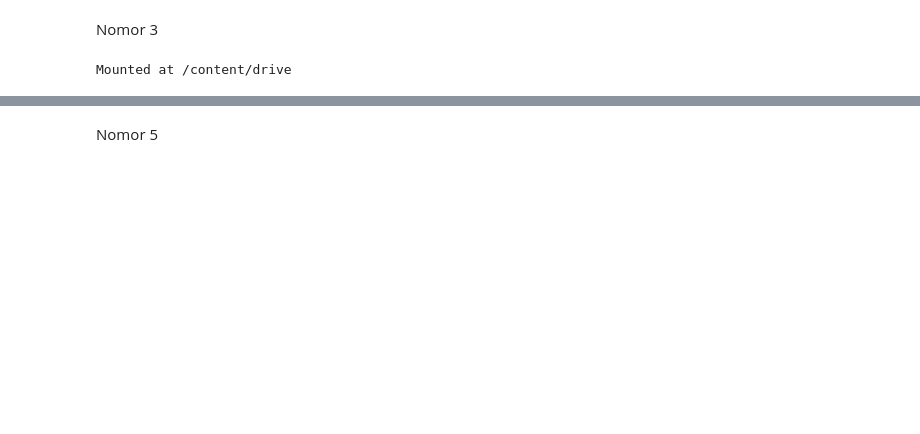
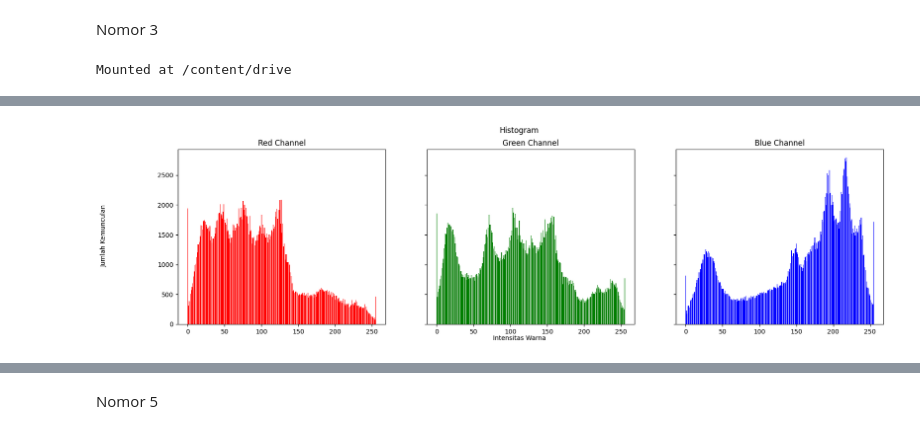
Before and after one commit to finaorivia19/PCVK_Ganjil_2023, a Jupyter notebook: Week6.ipynb, the cells around one changed output, grey strips where cells are left out. Saved outputs shown, nothing was run; the diff lists cells and outputs as text; code cells hidden in the pictures; blank space fills up the shorter version.

```diff
--- a/Week6.ipynb
+++ b/Week6.ipynb
@@ -119,0 +26,38 @@ plt.show()
+# %%
+# Melakukan pengambilan dimensi citra
+height, width, depth = np.shape(image) #mendapatkan tinggi (height), lebar (width), dan kedalaman (depth) citra.
+
+# Inisialisasi array untuk menyimpan jumlah kemunculan intensitas warna
+histogram_red = np.zeros(256)  #inisialisasi 3 array numpy,untuk menyimpan jumlah kemunculan intensitas warna dalam masing-masing saluran warna.
+histogram_green = np.zeros(256)
+histogram_blue = np.zeros(256)
+
+# Melakukan perulangan untuk setiap piksel, kemudian di masukkan kedalam masing-masing histogram
+for h in range(height):
+    for i in range(width):
+        r, g, b = image[h, i]
+        histogram_red[r] += 1
+        histogram_green[g] += 1
+        histogram_blue[b] += 1
+#didalam perulangan diatas mendapatkan nilai intensitas merah (r), hijau (g), dan biru (b) dari piksel yang sedang diproses.
+#meningkatkan jumlah kemunculan intensitas warna yang sesuai dalam masing-masing saluran warna dengan cara menambahkan 1 pada indeks yang sesuai dalam array histogram
+#membuat tiga subplot dalam satu gambar menggunakan Matplotlib. Setiap subplot akan menampilkan histogram untuk masing-masing saluran warna.
+# Membuat histogram untuk masing-masing saluran warna
+
+fig, axs = plt.subplots(1, 3, figsize=[20, 5], sharex=True, sharey=True) #untuk membuat histogram batang dalam subplot pertama, kedua, dan ketiga masing-masing.
+fig.suptitle('Histogram')
+fig.text(0.5, 0.04, 'Intensitas Warna', ha='center')
+fig.text(0.04, 0.5, 'Jumlah Kemunculan', va='center', rotation='vertical')
+
+axs[0].bar(range(256), histogram_red.flatten(), color='red')
+axs[0].set_title('Red Channel')
+
+axs[1].bar(range(256), histogram_green.flatten(), color='green')
+axs[1].set_title('Green Channel')
+
+axs[2].bar(range(256), histogram_blue.flatten(), color='blue')
+axs[2].set_title('Blue Channel')
+
+plt.show()
+# %% [output]
+[figure, added]
```
Also changed, not shown: parts of 18 cells of this notebook.
